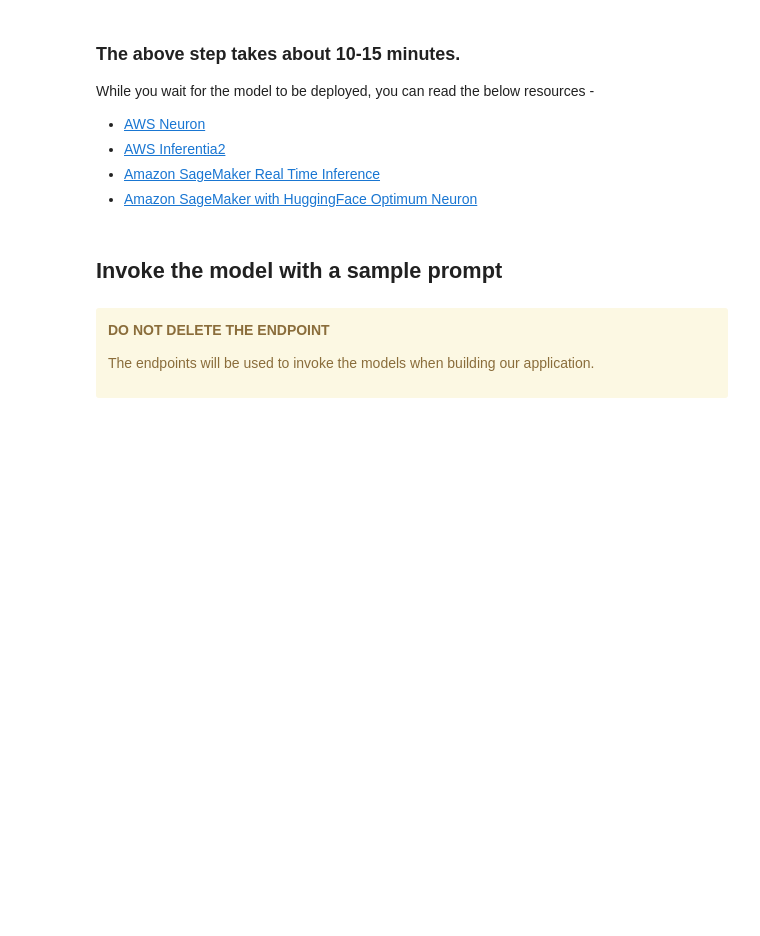
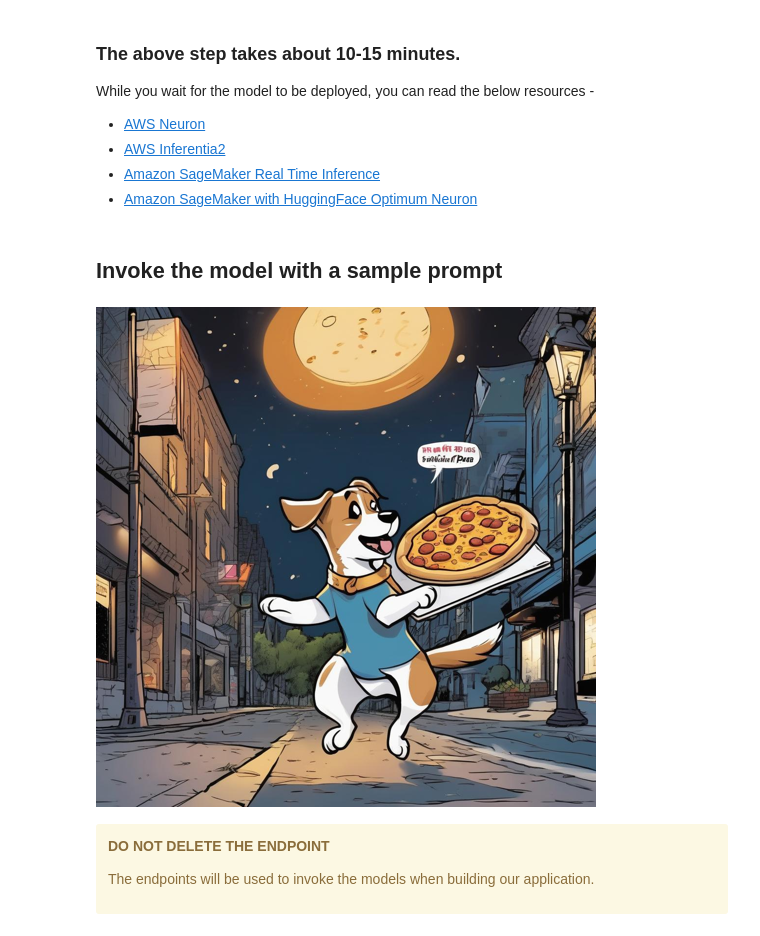
Before and after one commit to aws-samples/agentic-workflows-slm-on-inf, a Jupyter notebook: models/sdxl.ipynb, the cells around one changed output. Cells and saved outputs as stored; diff of their text form; code cells hidden in the pictures; blank space fills up the shorter version.

```diff
--- a/models/sdxl.ipynb
+++ b/models/sdxl.ipynb
@@ -119,3 +49,5 @@ print(f"model artifcats uploaded to {s3_model_uri}")
+# %%
+s3_model_uri = "s3://sagemaker-examples-files-prod-us-east-2/models/neuron-sdxl-reinvent-2024/model.tar.gz"
 # %% [markdown]
 ## Deploy the model
 # %%
@@ -169,18 +104,20 @@ def display_image(image=None,width=500,height=500):
 # %%
 prompt = "A dog trying catch a flying pizza at a street corner, comic book, well lit, night time"
 
 # Run prediction
 response = predictor.predict(data={
   "inputs": prompt,
   "parameters": {
-    "num_inference_steps" : 20,
+    "num_inference_steps" : 50,
     "negative_prompt" : "disfigured, ugly, deformed"
     }
   }
 )
 
 # Decode and display image
 display_image(decode_base64_image(response["generated_images"][0]))
+# %% [output]
+[figure, added]
 # %% [markdown]
 <div class="alert alert-block alert-warning">
 
```
Also changed, not shown: parts of 15 cells of this notebook, 2 other files.
